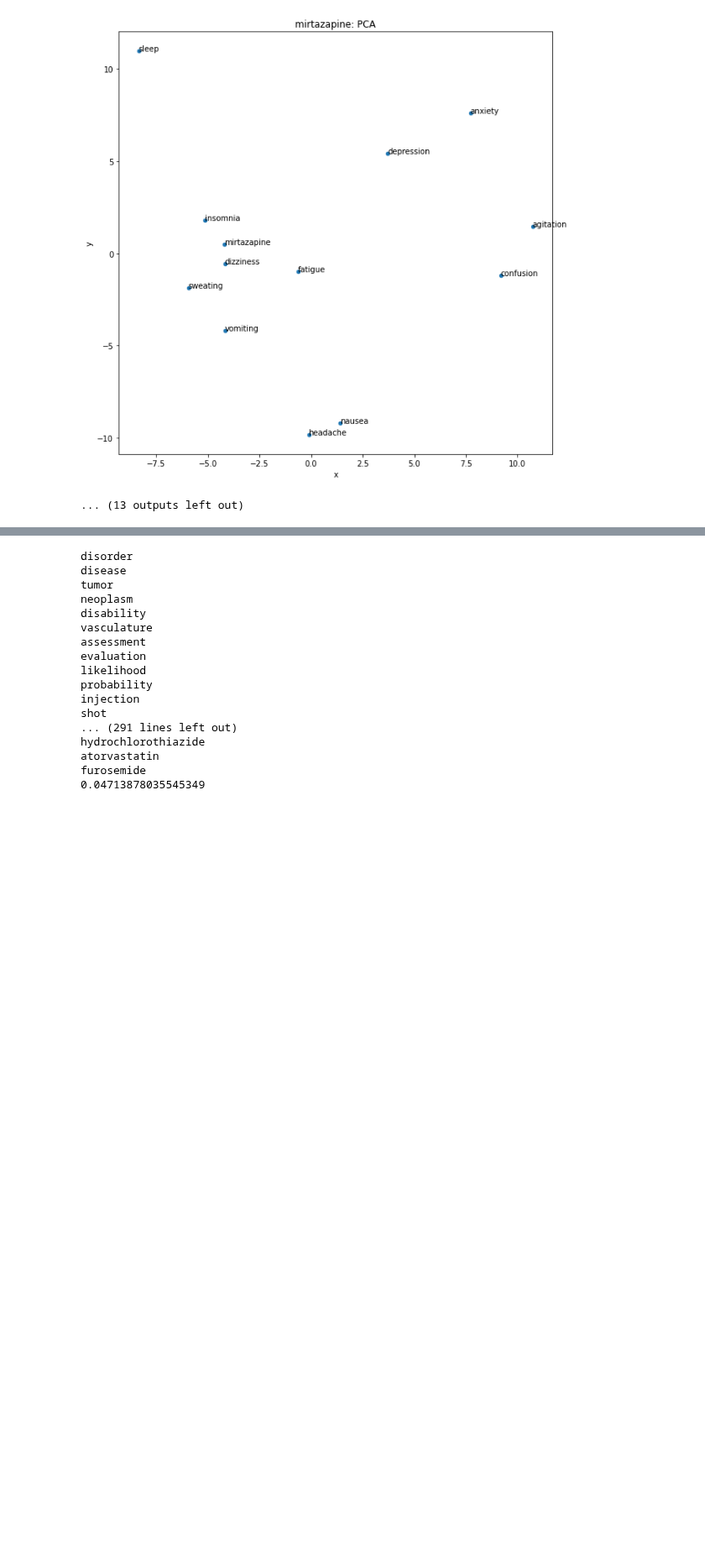
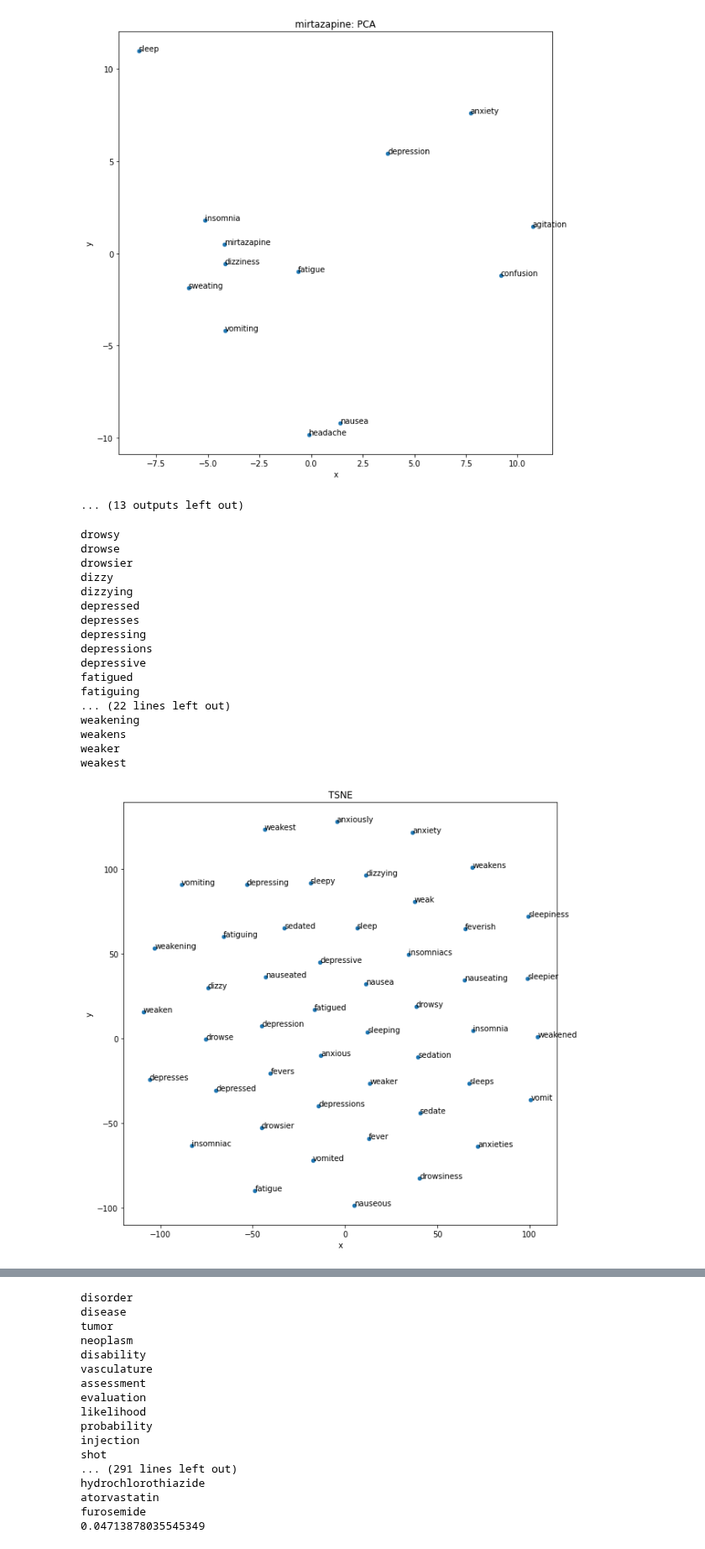
Before and after one commit to nlei1/nlp-notebooks, a Jupyter notebook: flair_bert_embeddings.ipynb, the cells around one changed output, grey strips where cells are left out. Shown at 84% size. Drawn from its saved outputs; the diff is of its cells as text; code cells hidden in the pictures; blank space fills up the shorter version.

```diff
--- a/flair_bert_embeddings.ipynb
+++ b/flair_bert_embeddings.ipynb
@@ -570,3 +496,24 @@ palpitations
 [figure]
 [figure]
 ... (13 outputs left out)
+# %%
+forms_of_words_analysis()
+# %% [output]
+drowsy
+drowse
+drowsier
+dizzy
+dizzying
+depressed
+depresses
+depressing
+depressions
+depressive
+fatigued
+fatiguing
+... (22 lines left out)
+weakening
+weakens
+weaker
+weakest
+[figure, added]
```
Also changed, not shown: parts of 2 cells of this notebook.
